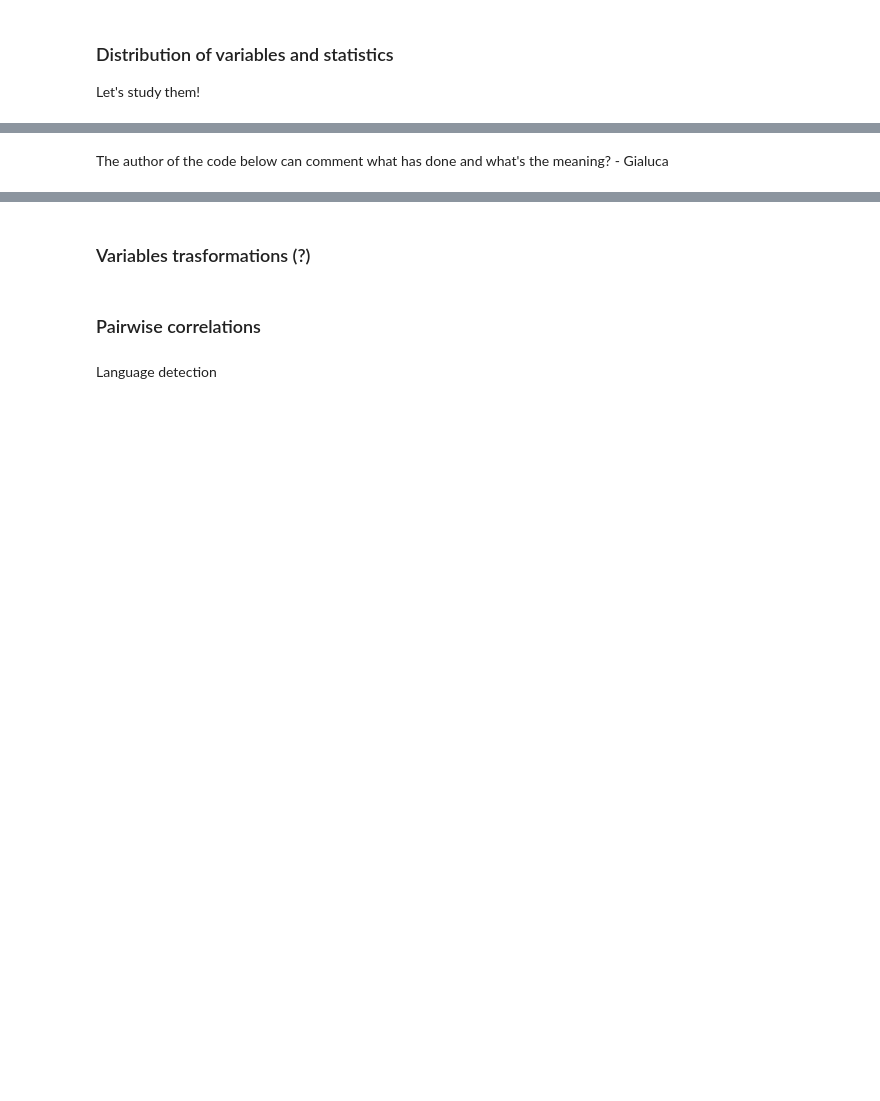
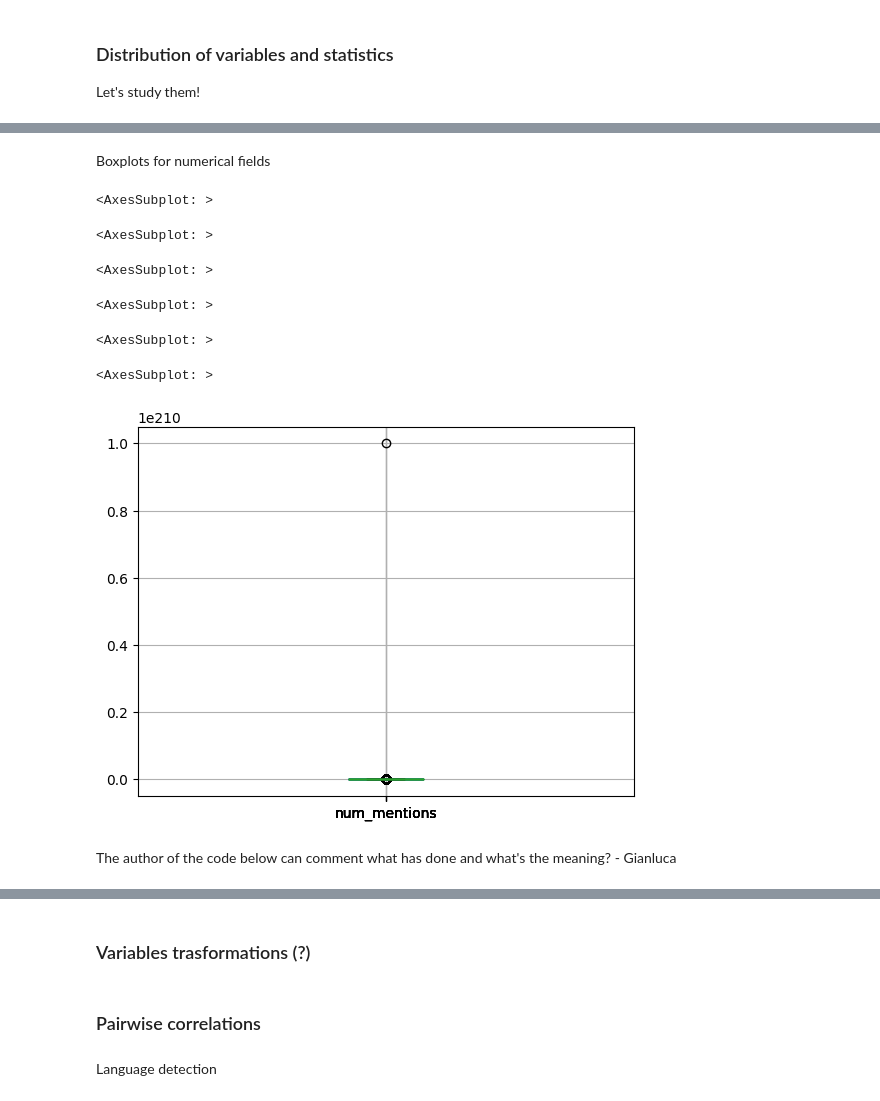
Before and after one commit to The-seven-dwarfs/DataMining-Group7, a Jupyter notebook: 1-Data_Understanding_and_Preparation.ipynb, the cells around one changed output, grey strips where cells are left out. Drawn from its saved outputs; the diff is of its cells as text; code cells hidden in the pictures; blank space fills up the shorter version.

```diff
--- a/1-Data_Understanding_and_Preparation.ipynb
+++ b/1-Data_Understanding_and_Preparation.ipynb
@@ -460,5 +448,20 @@ array([[<AxesSubplot: title={'center': 'num_mentions'}>]], dtype=object)
+# %% [markdown]
+Boxplots for numerical fields
+# %%
+for column in columns:
+    tweets_df.boxplot(
+        column=column,
+    )
+# %% [output]
+<AxesSubplot: >
+<AxesSubplot: >
+<AxesSubplot: >
+<AxesSubplot: >
+<AxesSubplot: >
+<AxesSubplot: >
+[figure, added]
 # %% [markdown]
-The author of the code below can comment what has done and what's the meaning? - Gialuca
+The author of the code below can comment what has done and what's the meaning? - Gianluca
 # %%
 #tweets_df.describe()
 """
```
Also changed, not shown: parts of 4 cells of this notebook, 1 other file.
